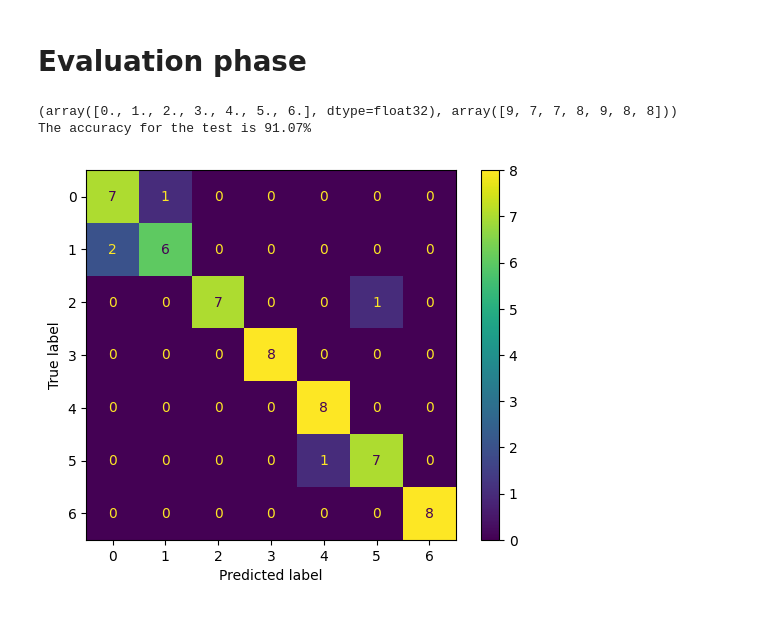
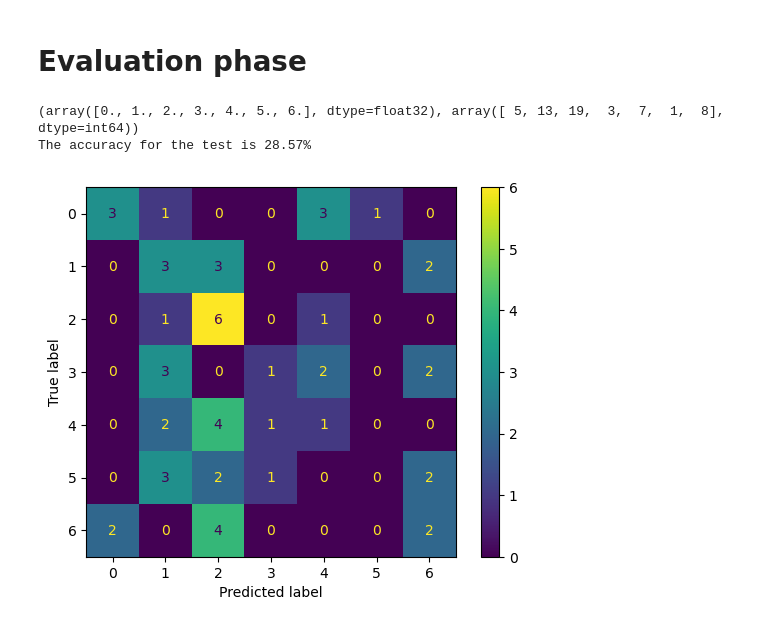
Before and after one commit to chrisdollo/EMG, a Jupyter notebook: code/model_latest.ipynb, the cells around one changed output. Saved outputs shown, nothing was run; the diff lists cells and outputs as text; code cells hidden in the pictures.

```diff
--- a/code/model_latest.ipynb
+++ b/code/model_latest.ipynb
@@ -204,16 +225,18 @@ full_ds = BCIDataset(X,Y)
 Now we can create the model and start training
 # %%
 # Set up for cross validation
-K = 3
+K = 5
 skf = StratifiedKFold(n_splits = K, shuffle=True, random_state=42)
-indices = np.arange(len(full_ds))
+indices = np.arange(len(train_ds))
 
 
 # Hyperparameters to try to fine-tune the data
 # dropouts = [i/100 for i in range(10, 50, 10)]
 # learning_rates = [i/1000 for i in range(5, 125, 25)]
 dropouts = [0.1]
-learning_rates = [0.001]
+learning_rates = [1e-3]
+# dropouts = [0.2, 0.3, 0.4, 0.5]
+# learning_rates = [5e-4, 1e-4, 3e-4, 1e-3]
 # %%
 def create_mod(train_loader, val_loader, learning_rate, dropout_rate, device):
 
@@ -224,8 +247,8 @@ def create_mod(train_loader, val_loader, learning_rate, dropout_rate, device):
     criterion = nn.CrossEntropyLoss()
 
     # stats variable
-    max_epochs = 12
-    patience = 3
+    max_epochs = 15
+    patience = 7
     min_delta = 0.005
 
     true_best = float("-inf")   # strict best (any improvement)
@@ -250,12 +273,12 @@ def create_mod(train_loader, val_loader, learning_rate, dropout_rate, device):
         else:
             bad_epochs += 1
 
-        # print(f"Epoch {epochs}: Loss= {loss:.4f}, Accuracy: {acc*100:.2f}%, Max Acc: {mx_acc_model*100:.2f} "
-        #       f"TrueBest={true_best*100:.2f}%, ESBest={es_best*100:.2f}%, "
-        #     )
+        print(f"Epoch {epochs}: Loss= {loss:.4f}, Accuracy: {acc*100:.2f}%, Max Acc: {mx_acc_model*100:.2f} "
+              f"TrueBest={true_best*100:.2f}%, ESBest={es_best*100:.2f}%, "
+            )
 
         if bad_epochs >= patience:
-            # print("Stopping Early ....")
+            print("Stopping Early ....")
             break
 
         epochs+=1
@@ -318,0 +361,3 @@ np.float64(0.867879203843514)
+# %%
+best_dropout = 0.1
+best_lr = 0.003
@@ -318,0 +370,20 @@ np.float64(0.867879203843514)
+# %%
+train_ds = BCIDataset(X_train, y_train)
+val_ds = BCIDataset(X_test, y_test)
+
+train_final_loader = DataLoader(train_ds, batch_size=16, shuffle=True)
+val_final_loader = DataLoader(val_ds, batch_size=16, shuffle=False)
+
+model_final = EEGNet(num_classes= 7, num_channels=24, input_samples=1500, dropout_rate=best_dropout)
+model_final = model_final.to(device)
+optimizer = optim.Adam(model_final.parameters(), lr=best_lr)
+criterion = nn.CrossEntropyLoss()
+
+
+mx_acc = 0
+for epoch in range(20):
+    loss = train(model_final, train_final_loader, criterion, optimizer, device)
+    acc = evaluate(model_final, val_final_loader, device)
+    if acc > mx_acc:
+        mx_acc = acc
+    print(f"Epoch {epoch}: Loss= {loss:.4f}, Accuracy: {acc*100:.2f}%, Max Acc: {mx_acc*100:.2f}")
@@ -319,8 +411,8 @@ np.float64(0.867879203843514)
 # %% [markdown]
 # Evaluation phase
 # %%
-acc = evaluateFinal(model, val_loader, device)
+acc = evaluateFinal(model_final, val_loader, device)
 # %% [output]
-(array([0., 1., 2., 3., 4., 5., 6.], dtype=float32), array([9, 7, 7, 8, 9, 8, 8]))
-The accuracy for the test is 91.07%
+(array([0., 1., 2., 3., 4., 5., 6.], dtype=float32), array([ 5, 13, 19,  3,  7,  1,  8], dtype=int64))
+The accuracy for the test is 28.57%
-[figure, old version]
+[figure, new version]
```
Also changed, not shown: parts of 9 cells of this notebook, 2 other files.
